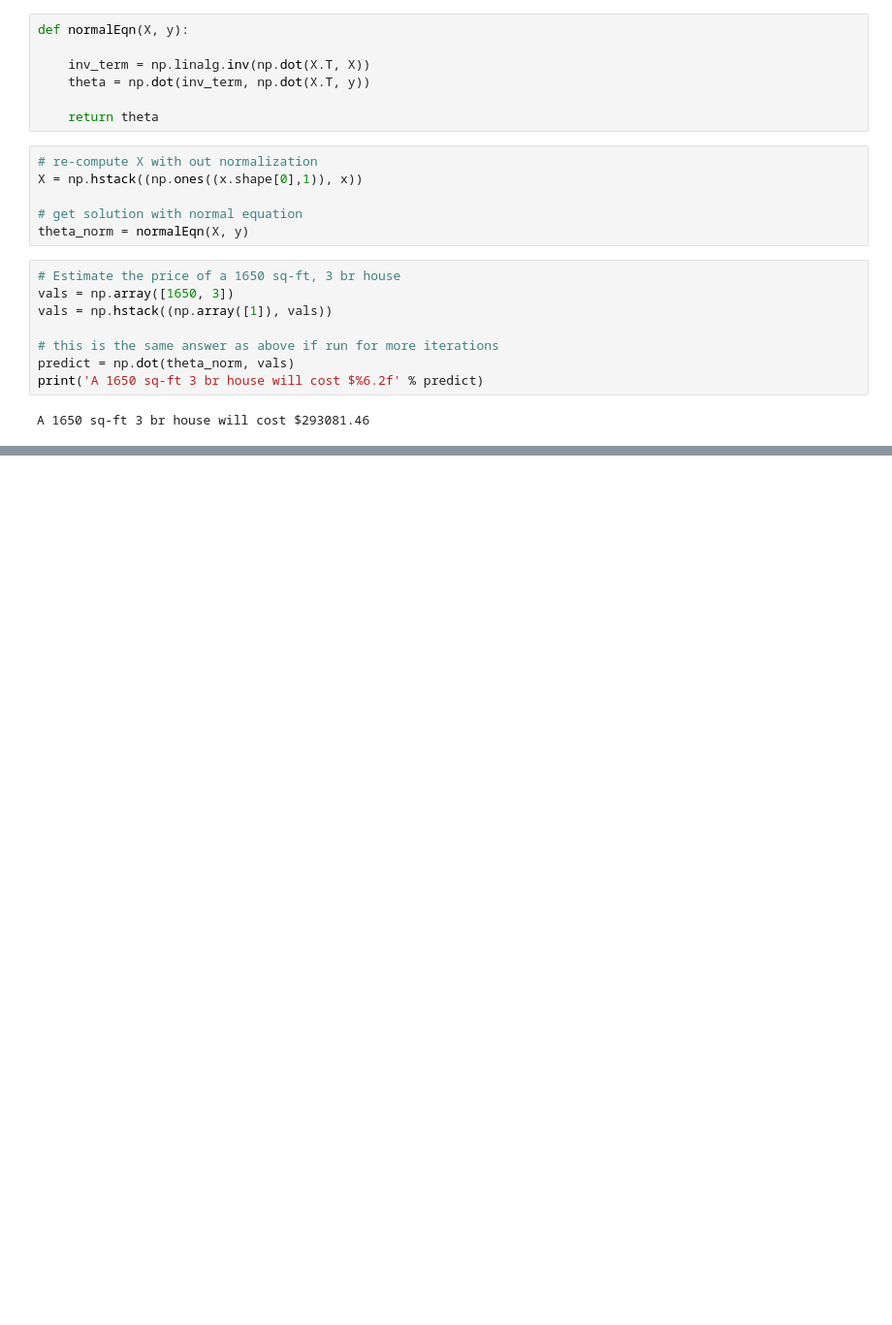
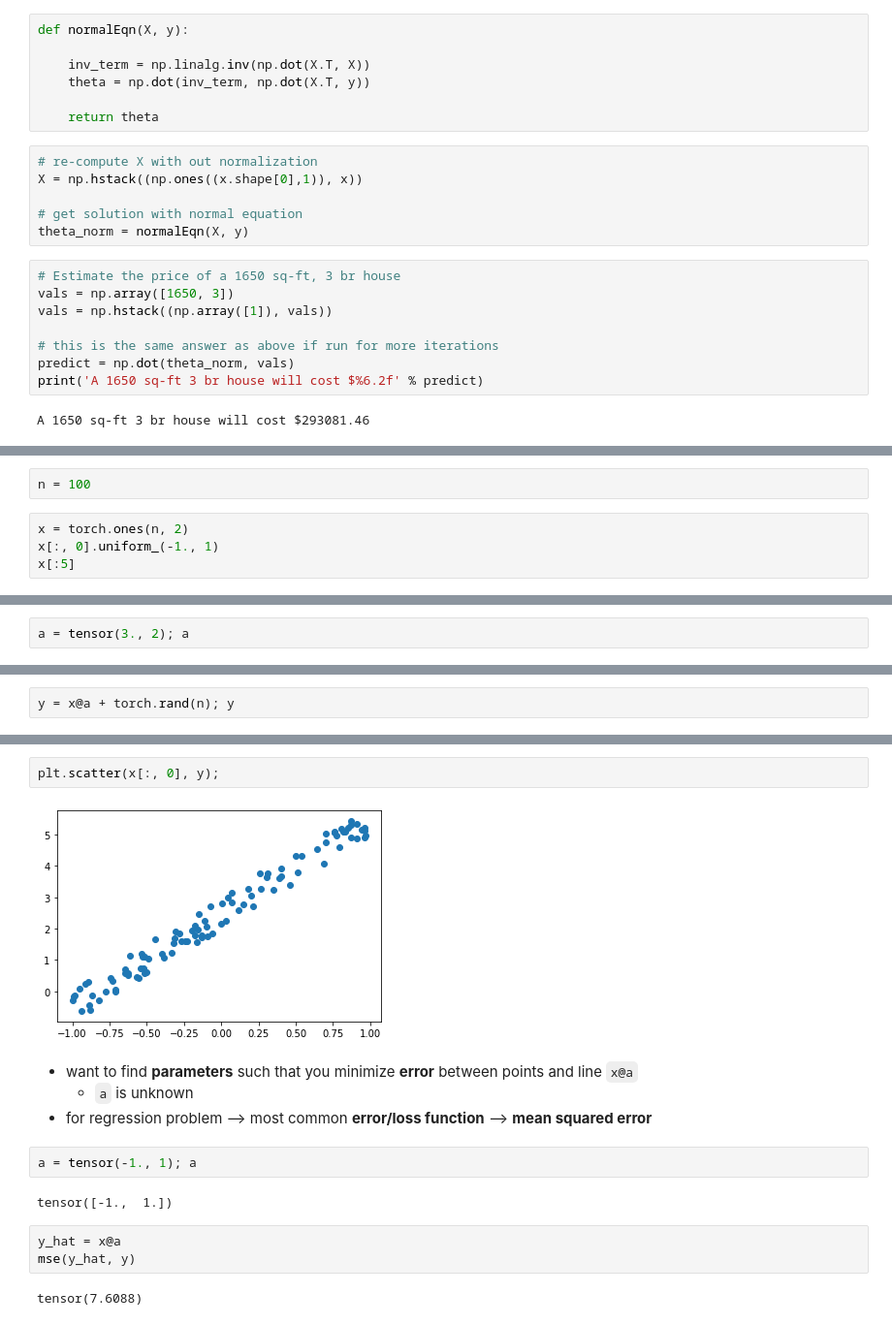
Before and after one commit to earny-joe/ML-Course-Solutions, a Jupyter notebook: ex1/ex1.ipynb, the cells around one changed output, grey strips where cells are left out. Shown at 97% size. Drawn from its saved outputs; the diff is of its cells as text; blank space fills up the shorter version.

```diff
--- a/ex1/ex1.ipynb
+++ b/ex1/ex1.ipynb
@@ -290,0 +388,6 @@ A 1650 sq-ft 3 br house will cost $293081.46
+# %%
+n = 100
+# %%
+x = torch.ones(n, 2)
+x[:, 0].uniform_(-1., 1)
+x[:5]
@@ -290,0 +400,2 @@ A 1650 sq-ft 3 br house will cost $293081.46
+# %%
+a = tensor(3., 2); a
@@ -290,0 +420,2 @@ A 1650 sq-ft 3 br house will cost $293081.46
+# %%
+y = x@a + torch.rand(n); y
@@ -290,0 +436,17 @@ A 1650 sq-ft 3 br house will cost $293081.46
+# %%
+plt.scatter(x[:, 0], y);
+# %% [output]
+[figure, added]
+# %% [markdown]
+- want to find __parameters__ such that you minimize __error__ between points and line `x@a`
+    - `a` is unknown
+- for regression problem --> most common __error/loss function__ --> **mean squared error**
+# %%
+a = tensor(-1., 1); a
+# %% [output]
+tensor([-1.,  1.])
+# %%
+y_hat = x@a
+mse(y_hat, y)
+# %% [output]
+tensor(7.6088)
```
Also changed, not shown: parts of 27 cells of this notebook.
